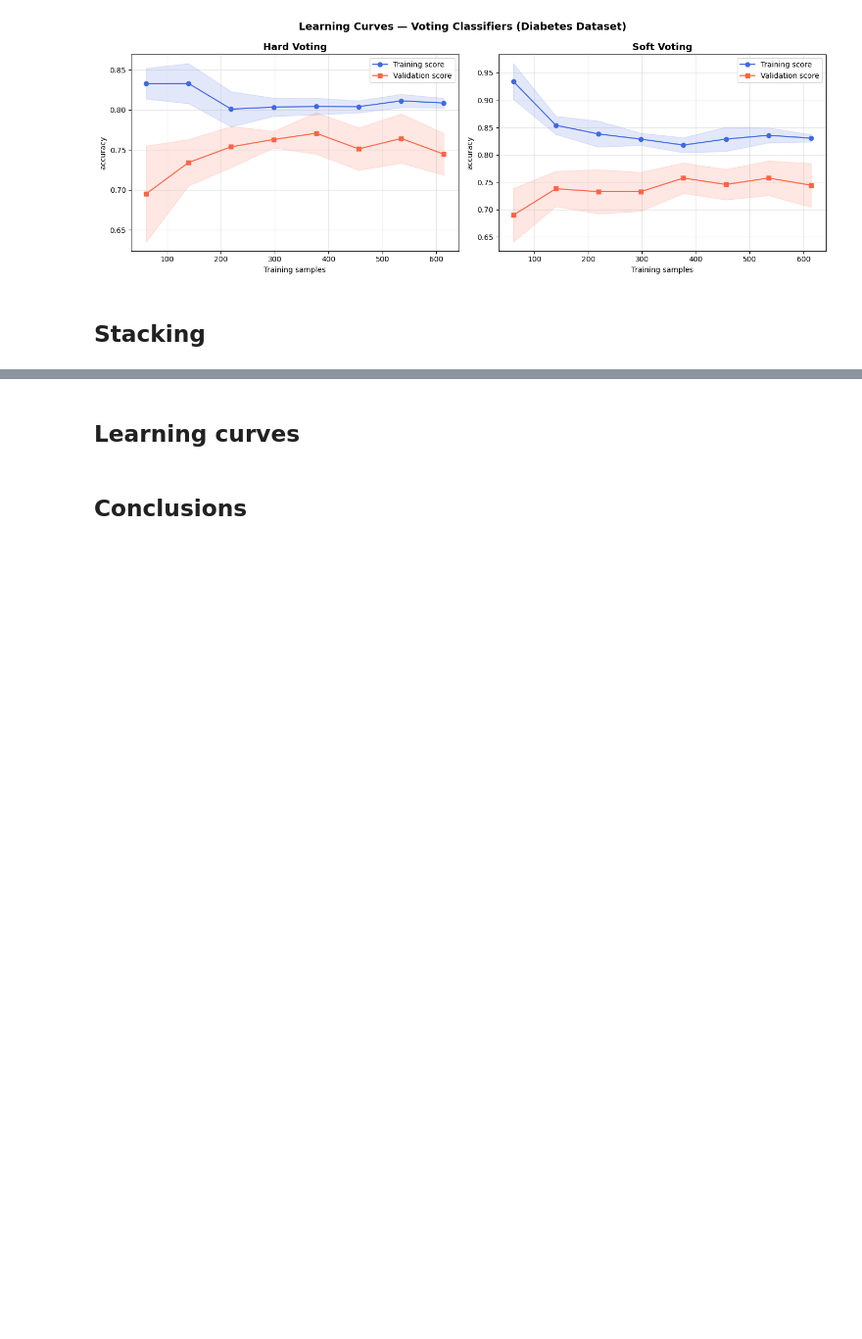
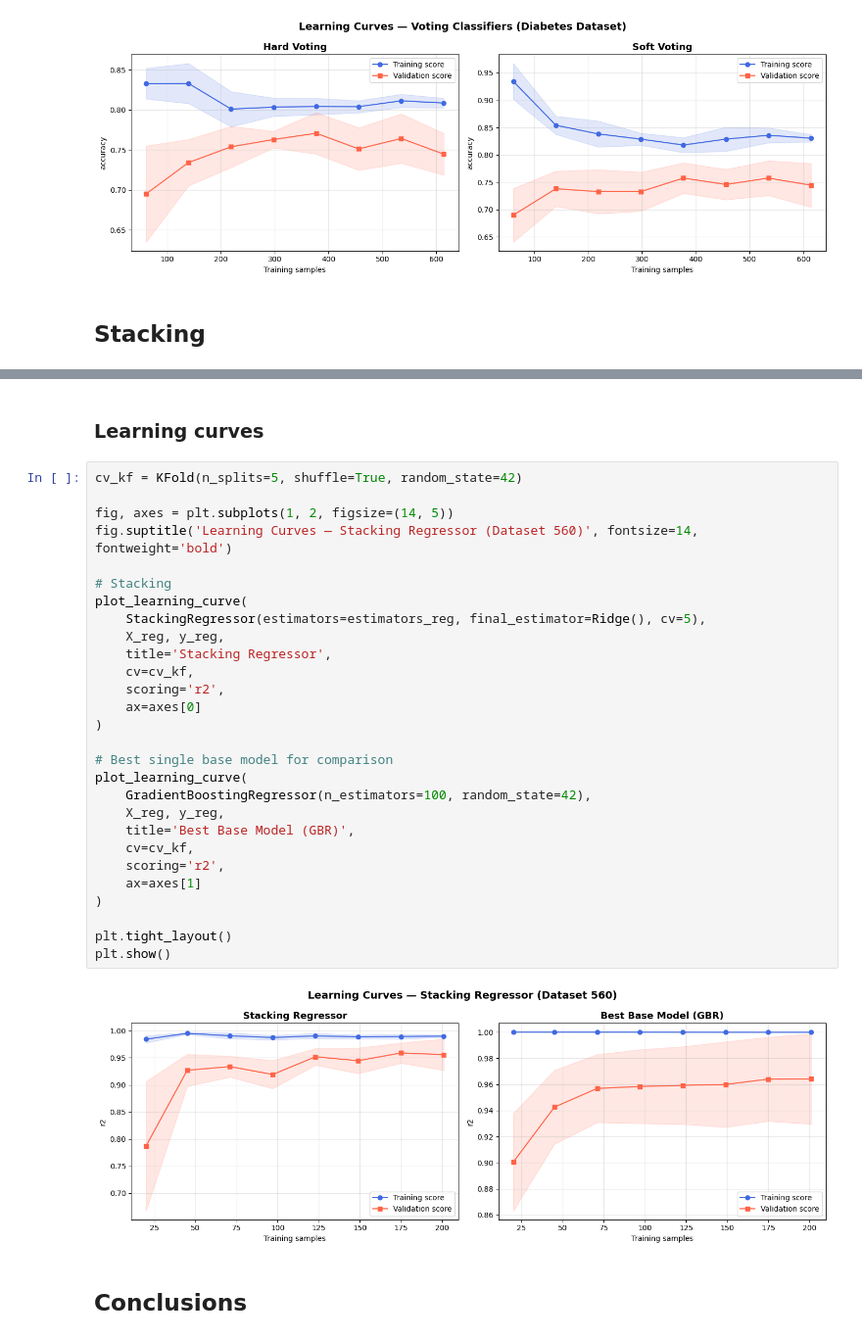
Before and after one commit to Jero2110/Advanced_ML_Phase_3, a Jupyter notebook: analysis/G01_Jeronimo_Ramos_Phase3.ipynb, the cells around one changed output, grey strips where cells are left out. Shown at 98% size. Cells and saved outputs as stored; diff of their text form; blank space fills up the shorter version.

```diff
--- a/analysis/G01_Jeronimo_Ramos_Phase3.ipynb
+++ b/analysis/G01_Jeronimo_Ramos_Phase3.ipynb
@@ -301,5 +392,35 @@ X_train, X_test, y_train, y_test = train_test_split(X, y, random_state=42)
 # %% [markdown]
-## Learning curves
+### Learning curves
+# %%
+cv_kf = KFold(n_splits=5, shuffle=True, random_state=42)
+
+fig, axes = plt.subplots(1, 2, figsize=(14, 5))
+fig.suptitle('Learning Curves — Stacking Regressor (Dataset 560)', fontsize=14, fontweight='bold')
+
+# Stacking
+plot_learning_curve(
+    StackingRegressor(estimators=estimators_reg, final_estimator=Ridge(), cv=5),
+    X_reg, y_reg,
+    title='Stacking Regressor',
+    cv=cv_kf,
+    scoring='r2',
+    ax=axes[0]
+)
+
+# Best single base model for comparison
+plot_learning_curve(
+    GradientBoostingRegressor(n_estimators=100, random_state=42),
+    X_reg, y_reg,
+    title='Best Base Model (GBR)',
+    cv=cv_kf,
+    scoring='r2',
+    ax=axes[1]
+)
+
+plt.tight_layout()
+plt.show()
+# %% [output]
+[figure, added]
 # %% [markdown]
 ## Conclusions
 # %% [markdown]
```
Also changed, not shown: parts of 32 cells of this notebook.
